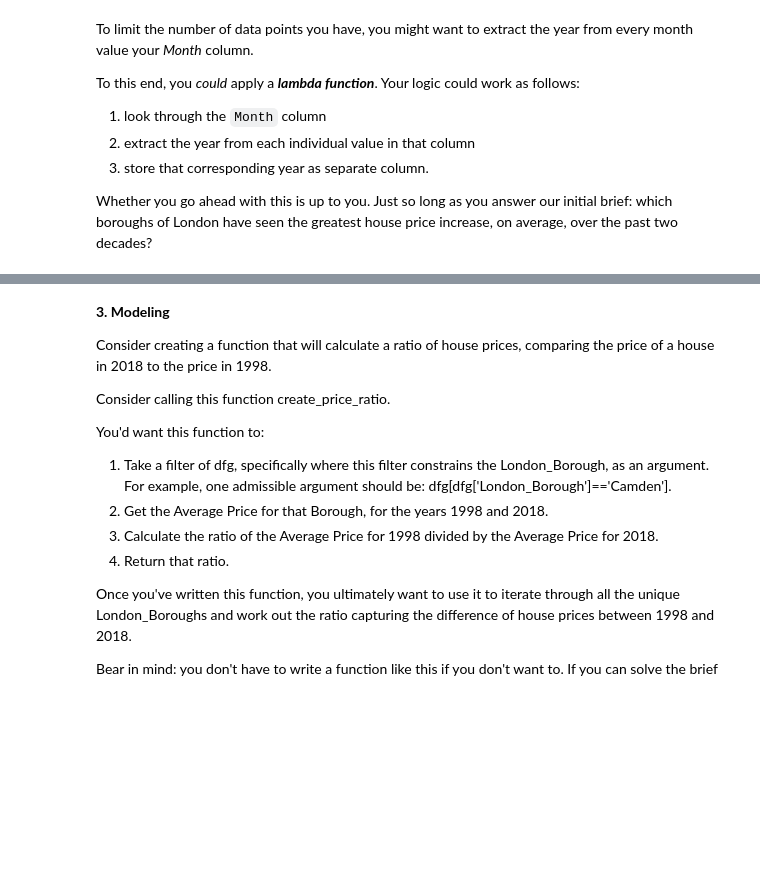
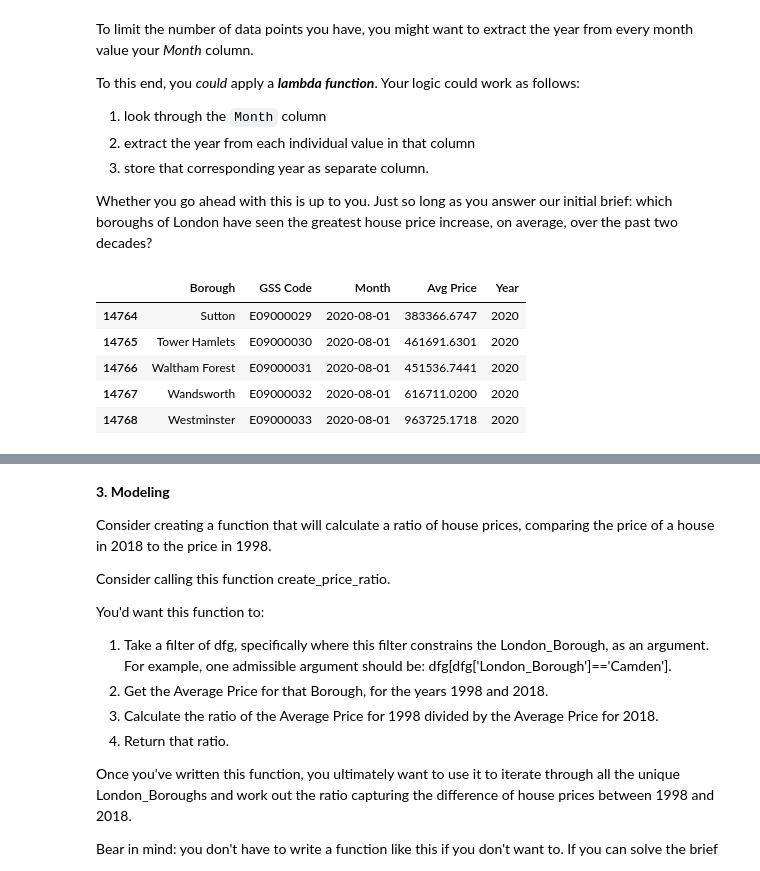
Before and after one commit to ipaulson/sb-unit-4, a Jupyter notebook: Unit 4 Challenge - Tier 3.ipynb, the cells around one changed output, grey strips where cells are left out. Cells and saved outputs as stored; diff of their text form; code cells hidden in the pictures; blank space fills up the shorter version.

```diff
--- a/Unit 4 Challenge - Tier 3.ipynb
+++ b/Unit 4 Challenge - Tier 3.ipynb
@@ -319,3 +326,15 @@ To this end, you *could* apply a ***lambda function***. Your logic could work as
 3. store that corresponding year as separate column.
 
 Whether you go ahead with this is up to you. Just so long as you answer our initial brief: which boroughs of London have seen the greatest house price increase, on average, over the past two decades?
+# %%
+df['Year'] = df['Month'].apply(lambda t: t.year)
+
+# Call the tail() method on df
+df.tail()
+# %% [output]
+|  | Borough | GSS Code | Month | Avg Price | Year |
+| 14764 | Sutton | E09000029 | 2020-08-01 | 383366.6747 | 2020 |
+| 14765 | Tower Hamlets | E09000030 | 2020-08-01 | 461691.6301 | 2020 |
+| 14766 | Waltham Forest | E09000031 | 2020-08-01 | 451536.7441 | 2020 |
+| 14767 | Wandsworth | E09000032 | 2020-08-01 | 616711.0200 | 2020 |
+| 14768 | Westminster | E09000033 | 2020-08-01 | 963725.1718 | 2020 |
```
Also changed, not shown: parts of 9 cells of this notebook.
